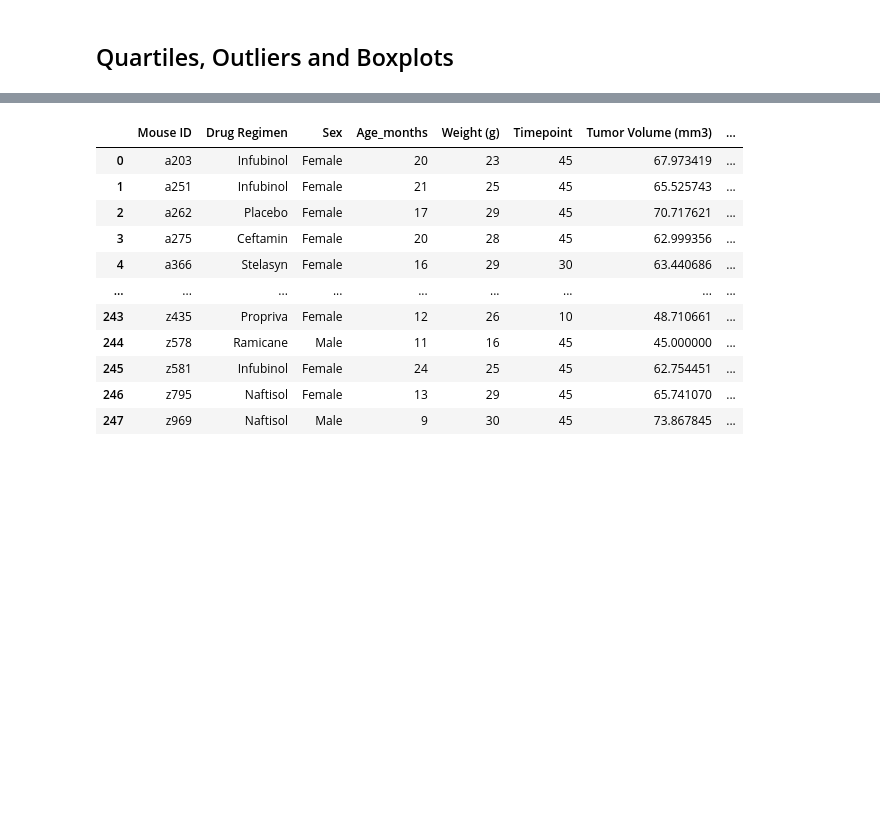
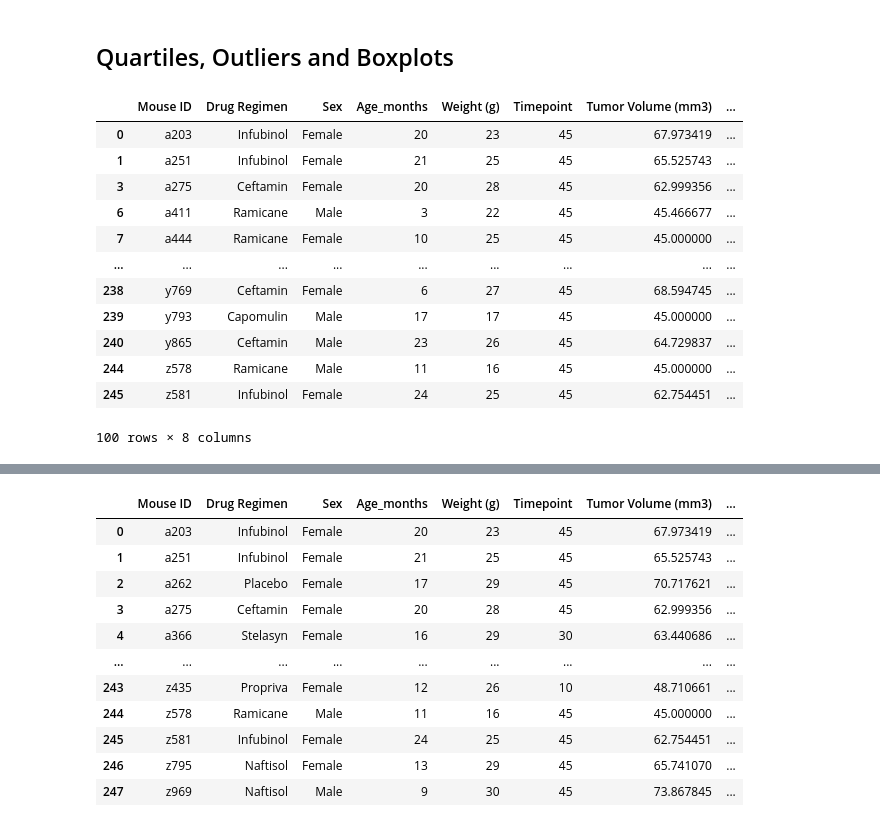
Before and after one commit to HilaryKoerner/PyMaceutical_Matplotlib_Analysis, a Jupyter notebook: Pymaceuticals-Copy4.ipynb, the cells around one changed output, grey strips where cells are left out. Saved outputs shown, nothing was run; the diff lists cells and outputs as text; code cells hidden in the pictures; blank space fills up the shorter version.

```diff
--- a/Pymaceuticals-Copy4.ipynb
+++ b/Pymaceuticals-Copy4.ipynb
@@ -296,5 +296,29 @@ plt.axis("equal")
 [figure]
 # %% [markdown]
 ## Quartiles, Outliers and Boxplots
+# %%
+#https://www.geeksforgeeks.org/drop-rows-from-the-dataframe-based-on-certain-condition-applied-on-a-column/
+top_4 = pd.DataFrame(mouse_df.groupby(["Mouse ID"]).max().reset_index())
+top_4.drop(top_4[top_4["Drug Regimen"]=="Propriva"].index, inplace=True)
+top_4.drop(top_4[top_4["Drug Regimen"]=="Placebo"].index, inplace=True)
+top_4.drop(top_4[top_4["Drug Regimen"]=="Naftisol"].index, inplace=True)
+top_4.drop(top_4[top_4["Drug Regimen"]=="Stelasyn"].index, inplace=True)
+top_4.drop(top_4[top_4["Drug Regimen"]=="Zoniferol"].index, inplace=True)
+top_4.drop(top_4[top_4["Drug Regimen"]=="Ketapril"].index, inplace=True)
+top_4
+# %% [output]
+|  | Mouse ID | Drug Regimen | Sex | Age_months | Weight (g) | Timepoint | Tumor Volume (mm3) | ... |
+| 0 | a203 | Infubinol | Female | 20 | 23 | 45 | 67.973419 | ... |
+| 1 | a251 | Infubinol | Female | 21 | 25 | 45 | 65.525743 | ... |
+| 3 | a275 | Ceftamin | Female | 20 | 28 | 45 | 62.999356 | ... |
+| 6 | a411 | Ramicane | Male | 3 | 22 | 45 | 45.466677 | ... |
+| 7 | a444 | Ramicane | Female | 10 | 25 | 45 | 45.000000 | ... |
+| ... | ... | ... | ... | ... | ... | ... | ... | ... |
+| 238 | y769 | Ceftamin | Female | 6 | 27 | 45 | 68.594745 | ... |
+| 239 | y793 | Capomulin | Male | 17 | 17 | 45 | 45.000000 | ... |
+| 240 | y865 | Ceftamin | Male | 23 | 26 | 45 | 64.729837 | ... |
+| 244 | z578 | Ramicane | Male | 11 | 16 | 45 | 45.000000 | ... |
+| 245 | z581 | Infubinol | Female | 24 | 25 | 45 | 62.754451 | ... |
+100 rows × 8 columns
 # %%
 # Start by getting the last (greatest) timepoint for each mouse
```
Also changed, not shown: parts of 13 cells of this notebook.
